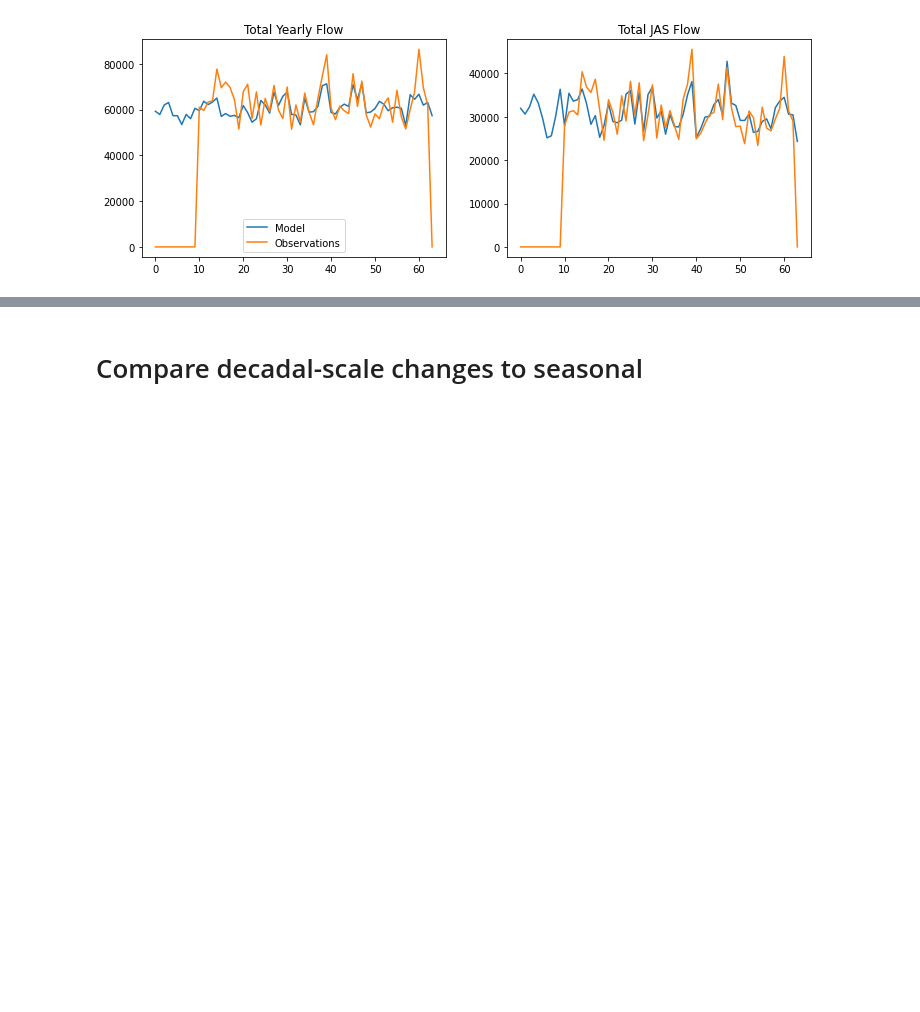
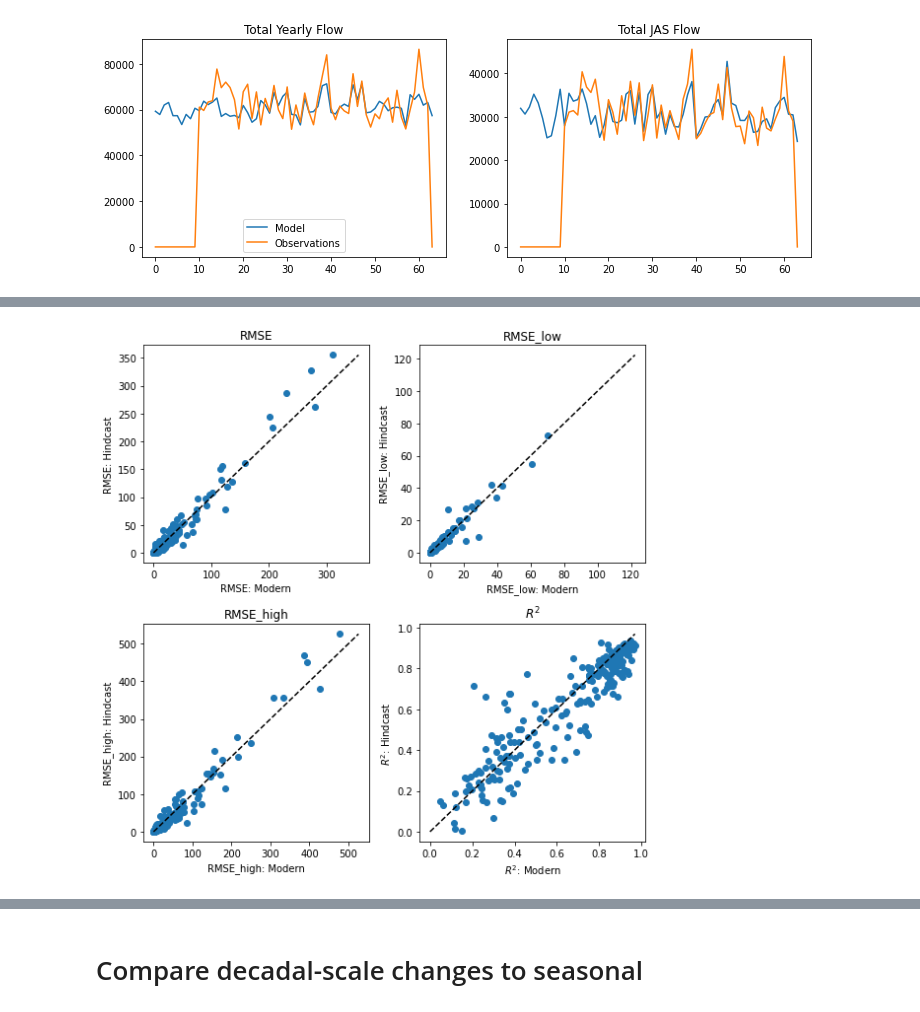
Before and after one commit to andersonsam/cnn_lstm_interpret, a Jupyter notebook: hindcast.ipynb, the cells around one changed output, grey strips where cells are left out. Cells and saved outputs as stored; diff of their text form; code cells hidden in the pictures; blank space fills up the shorter version.

```diff
--- a/hindcast.ipynb
+++ b/hindcast.ipynb
@@ -1637,0 +1692,29 @@ sns.displot(dRMSE_norm)
+# %%
+metrics = {
+    'RMSE': [RMSE_hind, RMSE_modern],
+    'RMSE_low' : [RMSE_low_hind, RMSE_low_modern],
+    'RMSE_high' : [RMSE_high_hind, RMSE_high_modern],
+    '$R^2$' : [R2_hind, R2_modern]
+}
+
+nrows = 2
+ncols = int(np.ceil(len(metrics) / 2))
+fig, axes = plt.subplots(nrows = nrows, ncols = ncols, figsize = (4*ncols, 4*nrows))
+
+for kk, metric in enumerate(metrics.keys()):
+
+  xx = metrics[metric][1]
+  yy = metrics[metric][0]
+
+  ax = axes.flatten()[kk]
+  ax.scatter(xx, yy)
+  ax.plot([0,np.nanmax([xx,yy])],[0,np.nanmax([xx,yy])], 'k--')
+  ax.set_xlabel(metric + ': Modern')
+  ax.set_ylabel(metric + ': Hindcast')
+  ax.set_title(metric)
+
+plt.tight_layout()
+
+plt.show()
+# %% [output]
+[figure, added]
```
Also changed, not shown: parts of 19 cells of this notebook.
